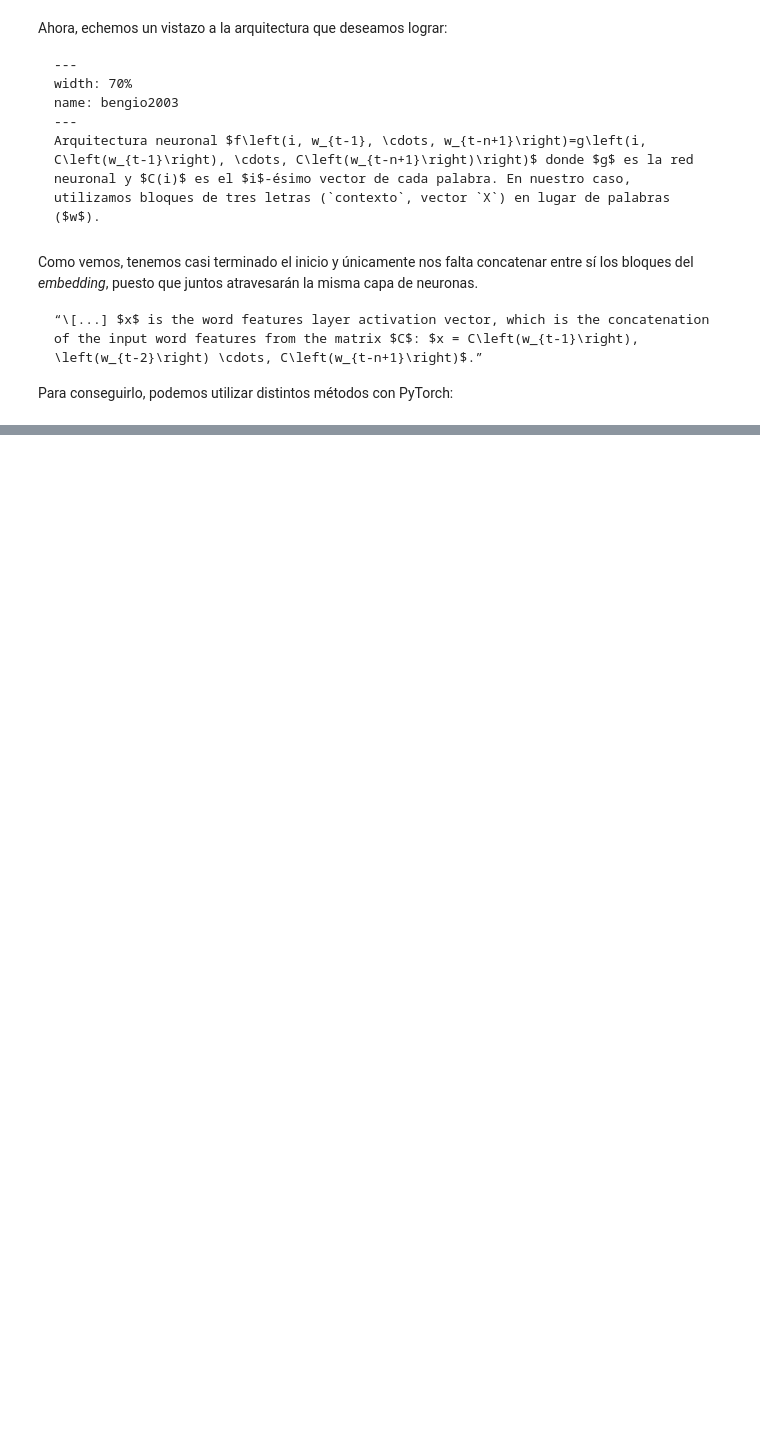
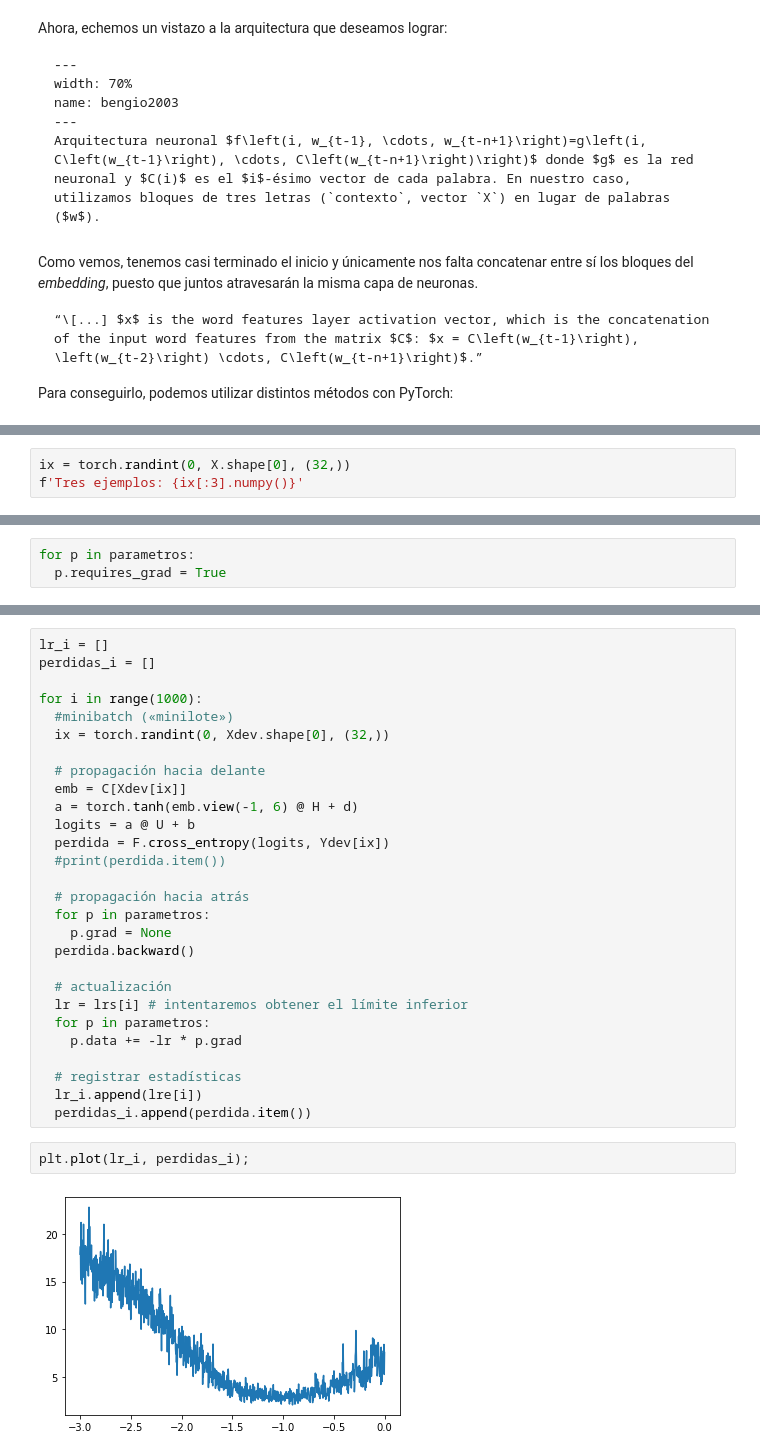
Before and after one commit to DanteNoguez/dantenoguez.github.io, a Jupyter notebook: ensayos/_build/jupyter_execute/notebooks/alfa/hacedor2.ipynb, the cells around one changed output, grey strips where cells are left out. Saved outputs shown, nothing was run; the diff lists cells and outputs as text; blank space fills up the shorter version.

```diff
--- a/ensayos/_build/jupyter_execute/notebooks/alfa/hacedor2.ipynb
+++ b/ensayos/_build/jupyter_execute/notebooks/alfa/hacedor2.ipynb
@@ -340,0 +362,3 @@ edubgakio.
+# %%
+ix = torch.randint(0, X.shape[0], (32,))
+f'Tres ejemplos: {ix[:3].numpy()}'
@@ -340,0 +371,3 @@ edubgakio.
+# %%
+for p in parametros:
+  p.requires_grad = True
@@ -340,0 +459,32 @@ edubgakio.
+# %%
+lr_i = []
+perdidas_i = []
+
+for i in range(1000):
+  #minibatch («minilote»)
+  ix = torch.randint(0, Xdev.shape[0], (32,))
+
+  # propagación hacia delante
+  emb = C[Xdev[ix]]
+  a = torch.tanh(emb.view(-1, 6) @ H + d)
+  logits = a @ U + b
+  perdida = F.cross_entropy(logits, Ydev[ix])
+  #print(perdida.item())
+
+  # propagación hacia atrás
+  for p in parametros:
+    p.grad = None
+  perdida.backward()
+
+  # actualización
+  lr = lrs[i] # intentaremos obtener el límite inferior
+  for p in parametros:
+    p.data += -lr * p.grad
+
+  # registrar estadísticas
+  lr_i.append(lre[i])
+  perdidas_i.append(perdida.item())
+# %%
+plt.plot(lr_i, perdidas_i);
+# %% [output]
+[figure, added]
```
Also changed, not shown: parts of 82 cells of this notebook, 31 other files.
